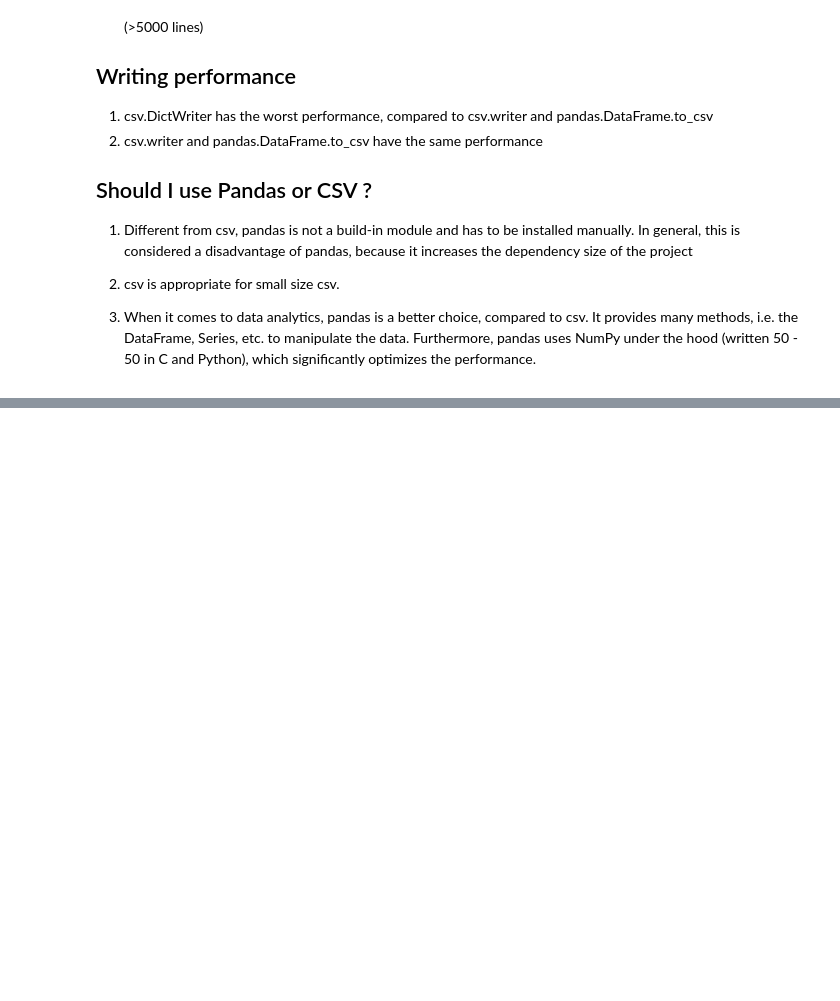
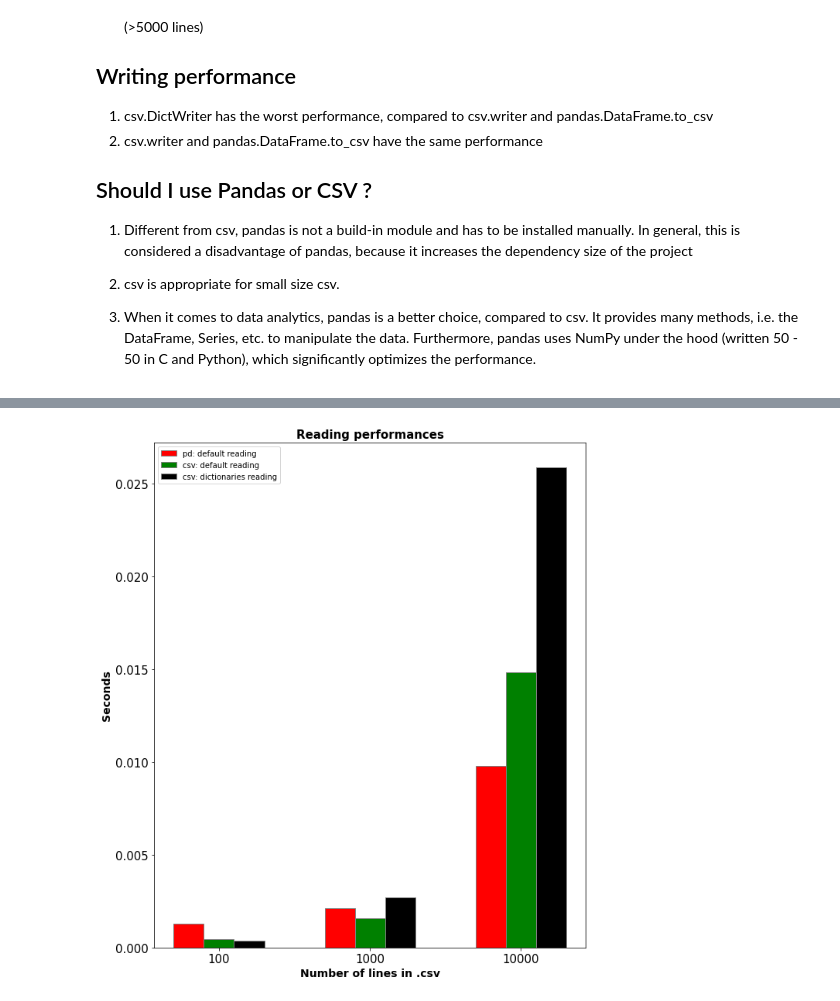
Before and after one commit to locvdnguyen/python-training, a Jupyter notebook: csv-pandas-comparison/main.ipynb, the cells around one changed output, grey strips where cells are left out. Saved outputs shown, nothing was run; the diff lists cells and outputs as text; code cells hidden in the pictures; blank space fills up the shorter version.

```diff
--- a/csv-pandas-comparison/main.ipynb
+++ b/csv-pandas-comparison/main.ipynb
@@ -271,0 +392,46 @@ plt.legend()
+# %%
+def draw_reading_bar(start: int, end: int):
+    # set width of bar
+    barWidth = 0.2
+    fig = plt.subplots(figsize =(10, 12))
+
+    # set height of bar
+    reading_pd = reading_performances[0][start: end]
+    reading_csv = reading_performances[1][start: end]
+    # reading_pd_dict = reading_performances[2][start: end]
+    reading_csv_dict = reading_performances[3][start: end]
+
+    # Set position of bar on X axis
+    br1 = np.arange(len(reading_pd))
+    br2 = [x + barWidth for x in br1]
+    # br3 = [x + barWidth for x in br2]
+    br4 = [x + barWidth for x in br2]
+
+    # Make the plot
+    plt.bar(br1, reading_pd, color ='r', width = barWidth,
+            edgecolor ='grey', label ='pd: default reading')
+
+    plt.bar(br2, reading_csv, color ='g', width = barWidth,
+            edgecolor ='grey', label ='csv: default reading')
+
+    # plt.bar(br3, reading_pd_dict, color ='b', width = barWidth,
+    #         edgecolor ='grey', label ='pd: dictionaries reading')
+
+    plt.bar(br4, reading_csv_dict, color ='black', width = barWidth,
+            edgecolor ='grey', label ='csv: dictionaries reading')
+
+    # Adding Xticks
+    plt.xlabel('Number of lines in .csv', fontweight ='bold', fontsize = 14)
+    plt.ylabel('Seconds', fontweight ='bold', fontsize = 14)
+    plt.xticks([r + barWidth for r in range(len(reading_pd))],
+            expected_sizes[start: end], fontsize=15)
+
+    plt.yticks(fontsize=15)
+    plt.title("Reading performances", fontsize=15, fontweight='bold')
+
+    plt.legend()
+    plt.show()
+# %%
+draw_reading_bar(1, 4)
+# %% [output]
+[figure, added]
```
Also changed, not shown: parts of 17 cells of this notebook, 7 other files.
